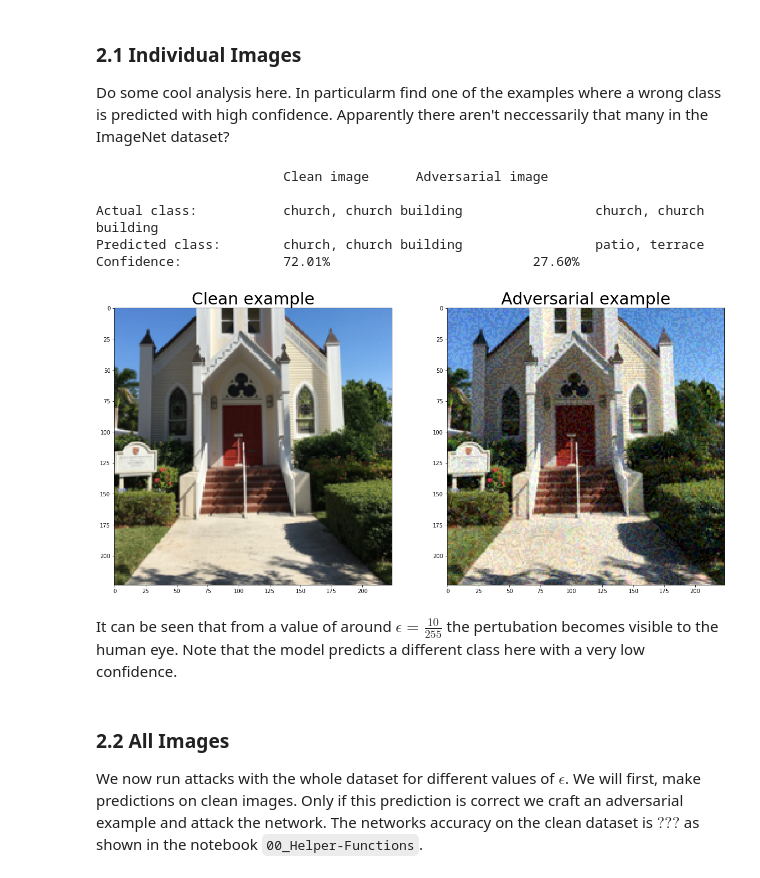
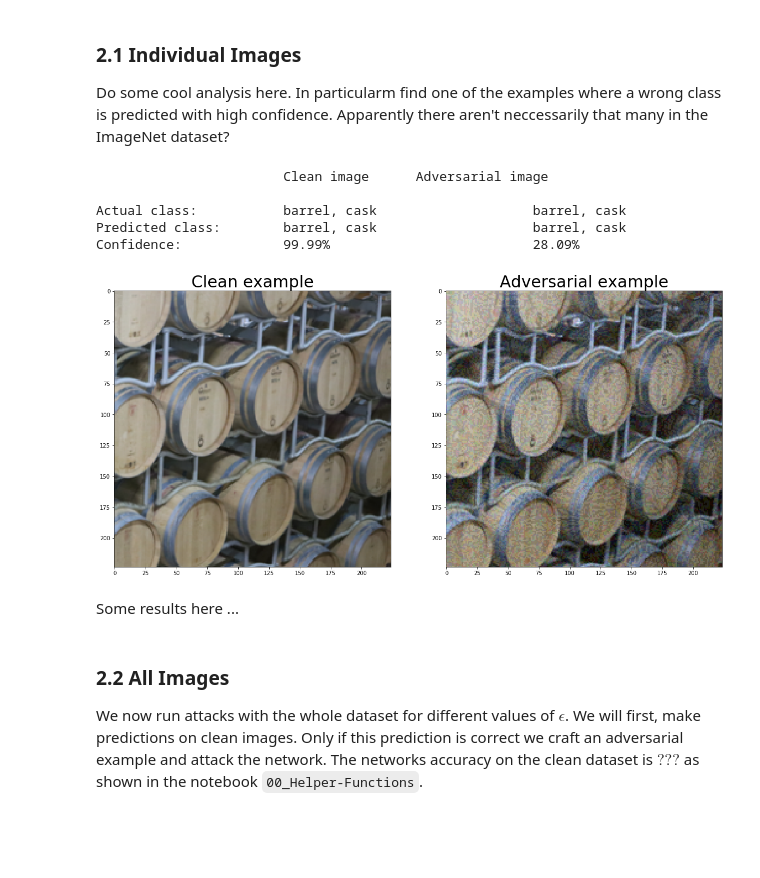
Before and after one commit to daved01/Adversarial_Examples_GANs, a Jupyter notebook: 01_Fast-Gradient-Sign-Method.ipynb, the cells around one changed output. Drawn from its saved outputs; the diff is of its cells as text; code cells hidden in the pictures; blank space fills up the shorter version.

```diff
--- a/01_Fast-Gradient-Sign-Method.ipynb
+++ b/01_Fast-Gradient-Sign-Method.ipynb
@@ -87,9 +126,8 @@ def compare_examples_fgsm(epsilon, idx):
     image_clean, target_label = data_loader.dataset[idx]
     image_clean.unsqueeze_(0)
     target_label.unsqueeze_(0)
-    image_clean = image_clean.cpu()
-    target_label = target_label.cpu()
-    model.cpu()
+    image_clean = image_clean
+    target_label = target_label
 
     ## Predict clean example
     gradient, _, _, conf_clean, label_clean = predict(model, image_clean, target_label, return_grad=True)
@@ -146,24 +145,24 @@ Do some cool analysis here. In particularm find one of the examples where a wron
 # %%
 ## Random example for smaller epsilon
 epsilon = 11/255
-idx = 825
+idx = 766 #825
 
 compare_examples_fgsm(epsilon, idx)
 # %% [output]
                         Clean image      Adversarial image
 
-Actual class:           church, church building                 church, church building
-Predicted class:        church, church building                 patio, terrace
-Confidence:             72.01%                          27.60%
+Actual class:           barrel, cask                    barrel, cask
+Predicted class:        barrel, cask                    barrel, cask
+Confidence:             99.99%                          28.09%
-[figure, old version]
+[figure, new version]
 # %%
 ## Random example for larger epsilon
 epsilon = 12/255
 idx = 440
 
 compare_examples_fgsm(epsilon, idx)
-# %% [markdown]
-It can be seen that from a value of around $\epsilon = \frac{10}{255}$ the pertubation becomes visible to the human eye. Note that the model predicts a different class here with a very low confidence.
+# %% [markdown]
+Some results here ...
 # %% [markdown]
 ### 2.2 All Images
 
```
Also changed, not shown: parts of 3 cells of this notebook, 5 other files.
